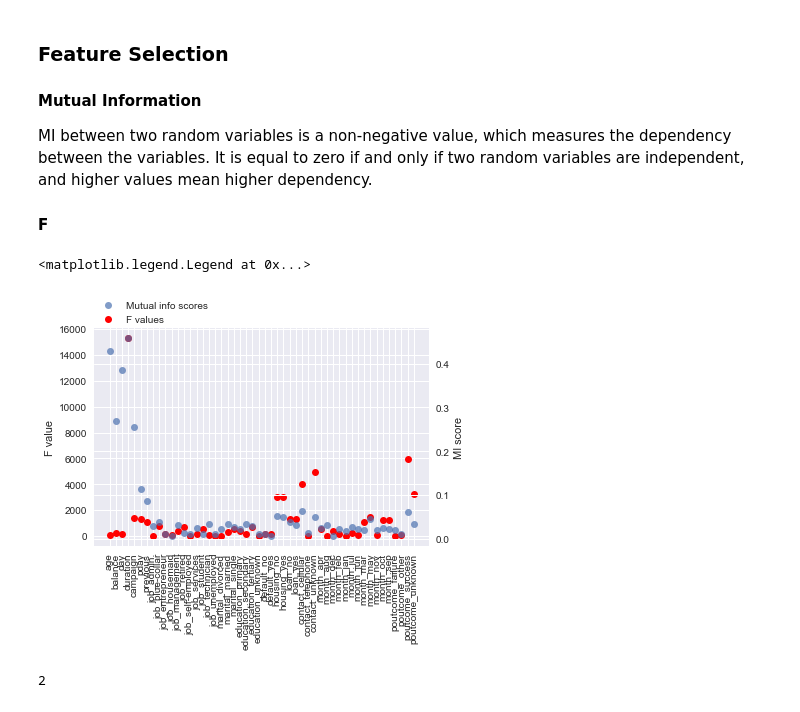
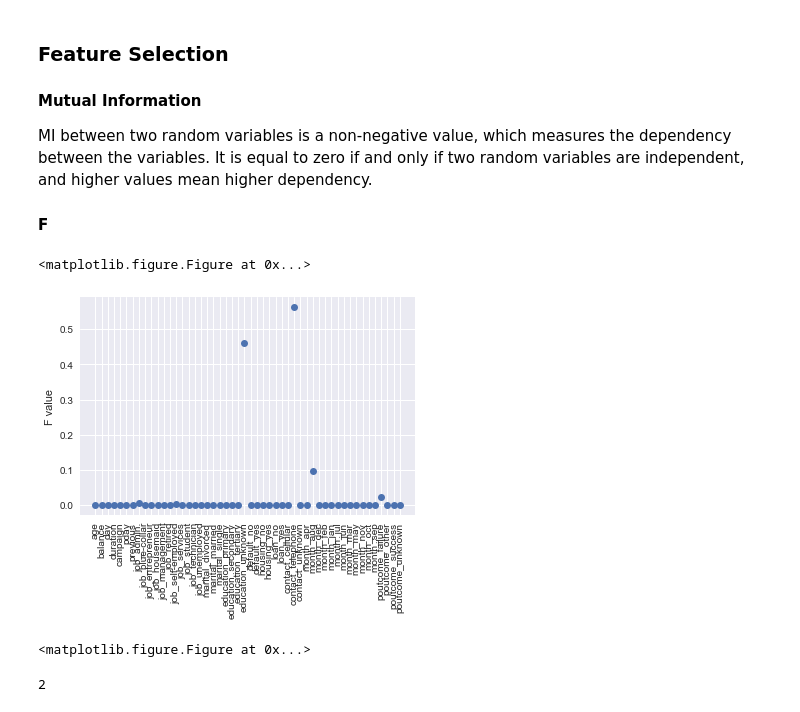
Before and after one commit to lingblahblah/Big-Data-in-Finance, a Jupyter notebook: Data Analysis.ipynb, the cells around one changed output. Drawn from its saved outputs; the diff is of its cells as text; code cells hidden in the pictures.

```diff
--- a/Data Analysis.ipynb
+++ b/Data Analysis.ipynb
@@ -335,20 +335,24 @@ MI between two random variables is a non-negative value, which measures the depe
 
 #### F
 # %%
-'''mutual_info_classif'''
+from matplotlib.transforms import Affine2D
+import mpl_toolkits.axisartist.floating_axes as floating_axes
+
 f_values, p_values = f_classif(X_train_smote, y_train_smote)
-scores = mutual_info_classif(X_train_smote, y_train_smote)
+#scores = mutual_info_classif(X_train_smote, y_train_smote)
 x_vars = [x for x in df.drop('y',axis=1).columns.values]
 plt.xticks(range(X_train_smote.shape[1]), x_vars, rotation='vertical')
-line_f, = plt.plot(f_values, 'o', c='r')
+line_f, = plt.plot(p_values, 'o')
 plt.ylabel("F value")
-ax2 = plt.twinx()
-line_s, = ax2.plot(scores, 'o', alpha=.7)
-ax2.set_ylabel("MI score")
-plt.legend([line_s, line_f], ["Mutual info scores", "F values"], loc=(0, 1))
+plt.figure(figsize=(300,160))
+#ax2 = plt.twinx()
+#line_s, = ax2.plot(scores, 'o', alpha=.7)
+#ax2.set_ylabel("MI score")
+#plt.legend([line_s, line_f], ["Mutual info scores", "F values"], loc=(0, 1))
 # %% [output]
-<matplotlib.legend.Legend at 0x...>
+<matplotlib.figure.Figure at 0x...>
-[figure, old version]
+[figure, new version]
+<matplotlib.figure.Figure at 0x...>
 # %%
 sum(abs(float(i)) >= 0.4 for i in scores)
 # %% [output]
```
